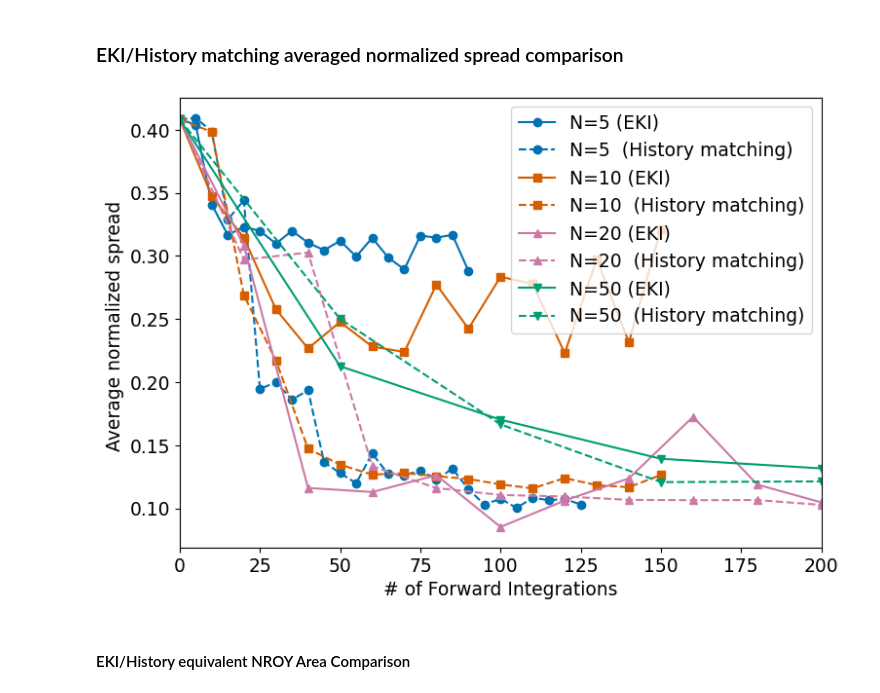
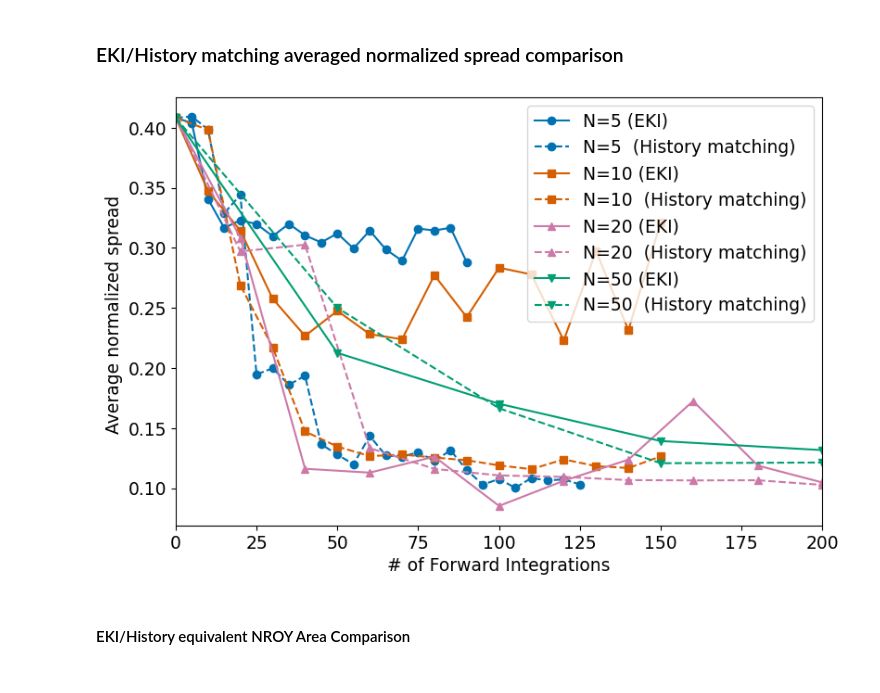
Before and after one commit to Eddy-Stanford/QBO-History-Matching, a Jupyter notebook: notebooks/eki_hm_comparison.ipynb, the cells around one changed output. Cells and saved outputs as stored; diff of their text form; code cells hidden in the pictures.

Commit message:
few minor plot tweaks in ek_hm_comparison

```diff
--- a/notebooks/eki_hm_comparison.ipynb
+++ b/notebooks/eki_hm_comparison.ipynb
@@ -315,21 +315,21 @@ areas50,spread50 = get_areas_and_spreads(50,1000)
 # %% [markdown]
 ### EKI/History matching averaged normalized spread comparison
 # %%
-plt.figure(figsize=(8.5,6))
+plt.figure(figsize=(9,6))
 marker = ['o','s','^','v']
 for i,(n,spread,hm_spread) in enumerate(zip((5,10,20,50),get_eki_spreads(),(spread5,spread10,spread20,spread50))):
     x = np.arange(0,n*(len(spread)+1),n)
     xhm = np.arange(0,n*len(hm_spread),n)
     spread = np.array(spread)
     plt.plot(x,[np.sqrt(1/6),*spread],label=f'N={n} (EKI)',color=config.COLORS[str(n)],marker=marker[i])
     plt.plot(xhm,hm_spread,linestyle='--',label=f'N={n}  (History matching)',color=config.COLORS[str(n)],marker=marker[i])
 plt.legend()
 plt.xlim(0,200)
 plt.xlabel("# of Forward Integrations")
 plt.ylabel("Average normalized spread ")
-plt.savefig('figures/spread_hm_ces_comp.png')
+plt.savefig('figures/spread_hm_ces_comp.png',bbox_inches='tight')
 # %% [output]
-[figure, old version]
+[figure, new version]
 # %% [markdown]
 #### EKI/History equivalent NROY Area Comparison
 # %%
```
Also changed, not shown: parts of 1 cell of this notebook.
